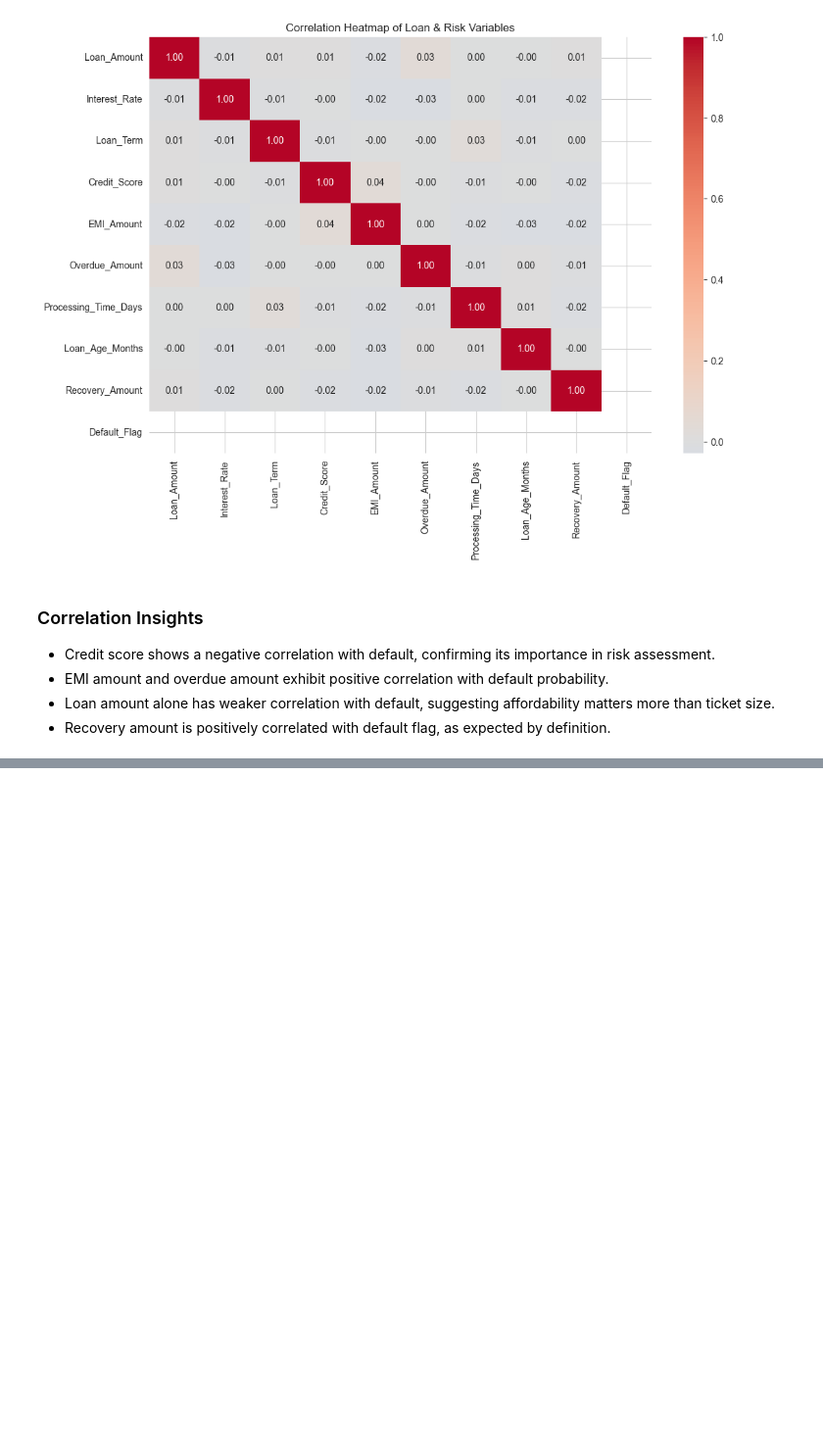
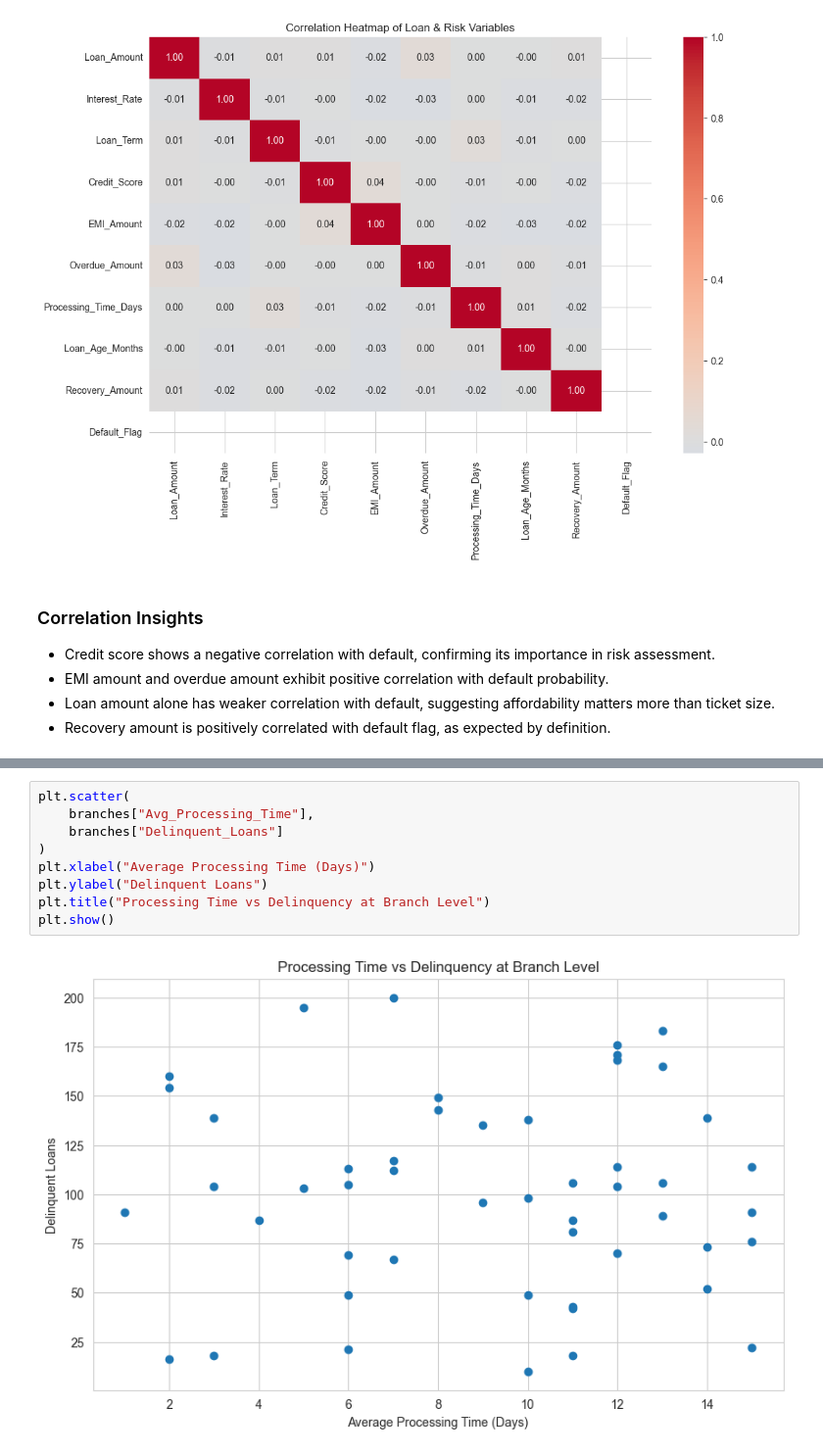
Before and after one commit to vipul14987-a11y/Hero-FinCorp-Loan-Analysis, a Jupyter notebook: notebooks/01_descriptive_analysis.ipynb, the cells around one changed output, grey strips where cells are left out. Shown at 98% size. Drawn from its saved outputs; the diff is of its cells as text; blank space fills up the shorter version.

```diff
--- a/notebooks/01_descriptive_analysis.ipynb
+++ b/notebooks/01_descriptive_analysis.ipynb
@@ -127,0 +203,11 @@ plt.show()
+# %%
+plt.scatter(
+    branches["Avg_Processing_Time"],
+    branches["Delinquent_Loans"]
+)
+plt.xlabel("Average Processing Time (Days)")
+plt.ylabel("Delinquent Loans")
+plt.title("Processing Time vs Delinquency at Branch Level")
+plt.show()
+# %% [output]
+[figure, added]
```
Also changed, not shown: parts of 10 cells of this notebook.
